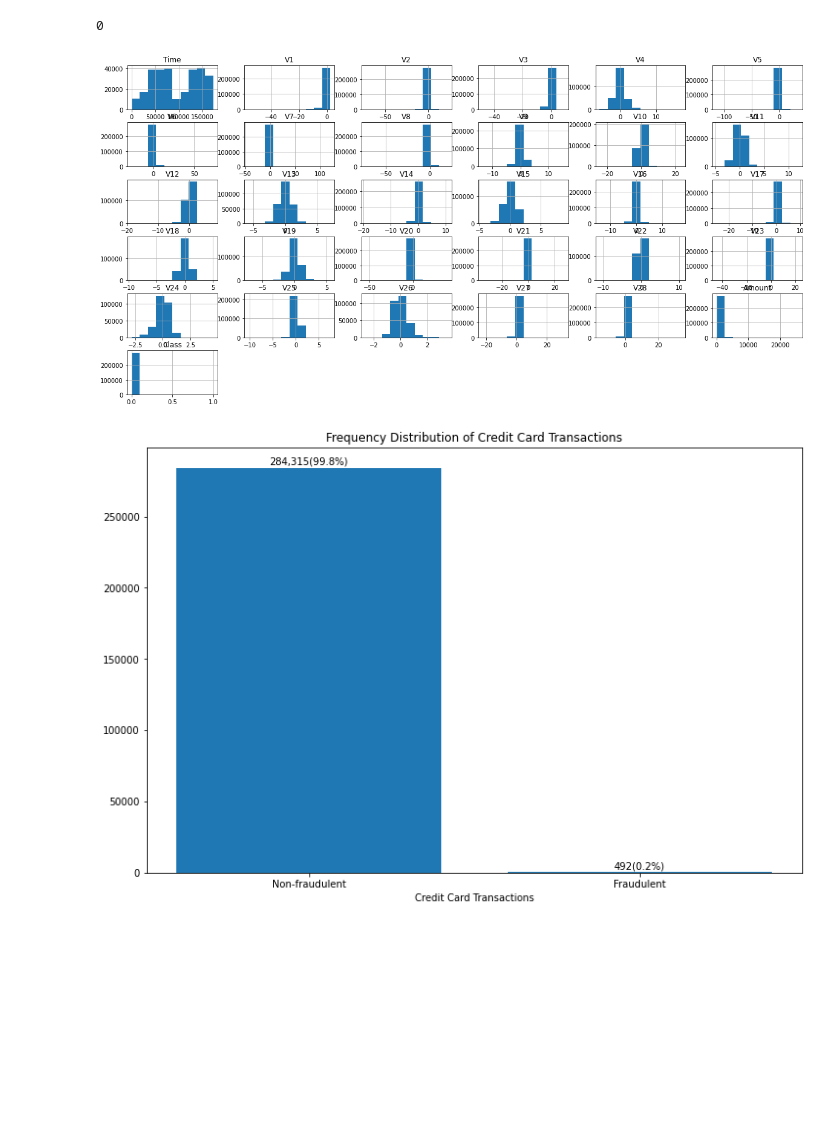
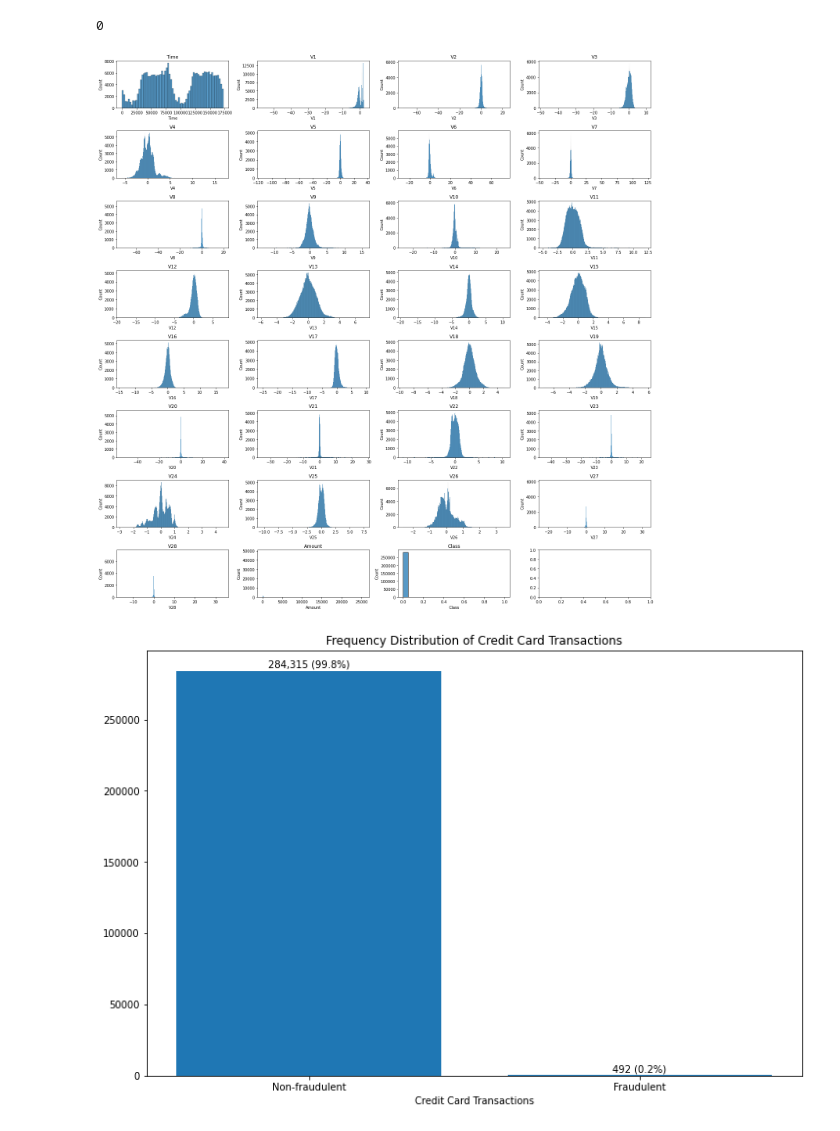
Before and after one commit to Pharoouzy/credit-card-fraud-detection, a Jupyter notebook: src/notebooks/explore.ipynb, the cells around one changed output. Cells and saved outputs as stored; diff of their text form; code cells hidden in the pictures; blank space fills up the shorter version.

```diff
--- a/src/notebooks/explore.ipynb
+++ b/src/notebooks/explore.ipynb
@@ -44,11 +43,19 @@ memory usage: 67.4 MB
 df.isnull().sum().sum()
 # %% [output]
 0
-# %%
-df.hist(bins=10, figsize=(20, 10))
-plt.show()
-# %% [output]
-[figure, removed]
+# %%
+# create a subplot with multiple plots
+fig, axs = plt.subplots(8, 4, figsize=(20, 20))
+axs = axs.ravel()
+
+# plot histograms for all columns
+for i, column in enumerate(df.columns):
+    sns.histplot(df[column], ax=axs[i])
+    axs[i].set_title(column)
+
+plt.tight_layout()
+# %% [output]
+[figure, added]
 # %%
 def add_data_labels_bar(x,y, pos):
     y_total = y.sum()
```
Also changed, not shown: parts of 1 cell of this notebook.
